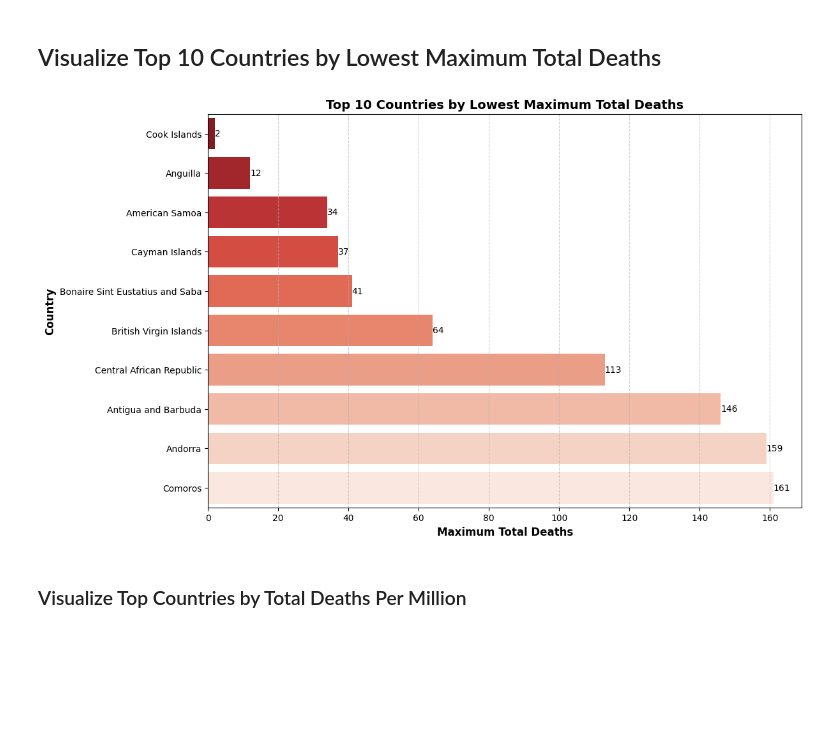
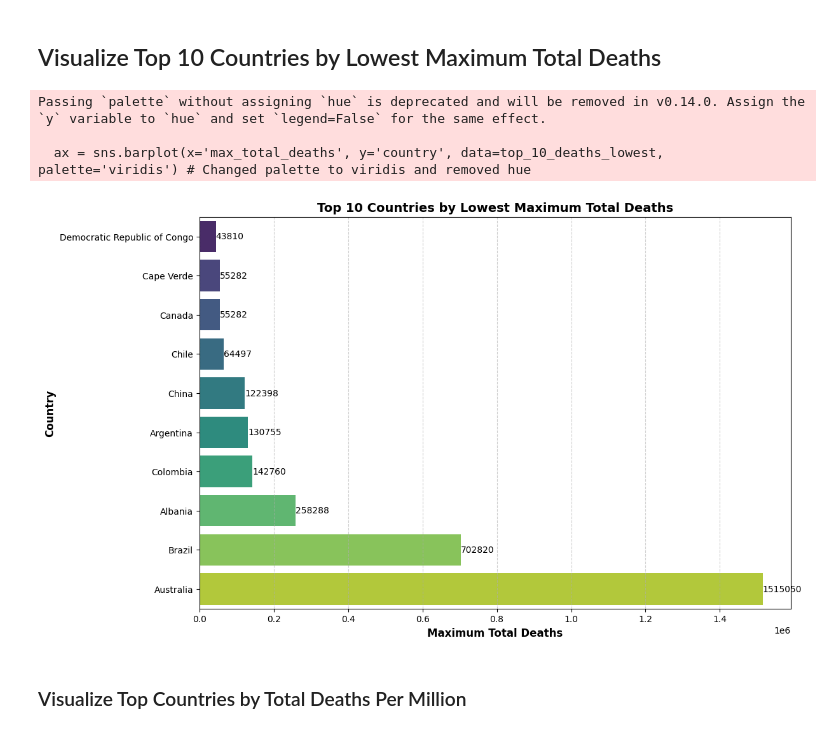
Before and after one commit to Bhawesh-ss/Covid_19, a Jupyter notebook: Bhawesh_Covid.ipynb, the cells around one changed output. Drawn from its saved outputs; the diff is of its cells as text; code cells hidden in the pictures; blank space fills up the shorter version.

```diff
--- a/Bhawesh_Covid.ipynb
+++ b/Bhawesh_Covid.ipynb
@@ -226,0 +229,21 @@ plt.show()
+# %%
+# Top 30 countries with largest time to reach peak
+nlargest_countries = time_to_peak.nlargest(30, 'days_to_peak')
+
+# Set up the figure
+plt.figure(figsize=(14, 8))
+sns.set_style("whitegrid")
+
+# Barplot
+ax = sns.barplot(
+    data=nlargest_countries.sort_values('days_to_peak', ascending=False),
+    x='days_to_peak', y='country',
+    palette='crest'
+)
+
+plt.title('Top 30 Countries by Time Taken to Peak COVID-19 Cases',fontsize=16, fontweight='bold', pad=15)
+plt.xlabel('Days from First Reported Case to Peak', fontsize=13, fontweight='bold')
+plt.ylabel('Country', fontsize=13, fontweight='bold')
+plt.xticks(fontsize=11)
+plt.yticks(fontsize=11)
+plt.show()
@@ -409,19 +434,25 @@ Top 10 Countries with the Lowest Maximum Total Deaths:
 # %% [markdown]
 ## Visualize Top 10 Countries by Lowest Maximum Total Deaths
 # %%
+# Select the top 10 countries with the lowest maximum total deaths using nlargest with ascending=False
+top_10_deaths_lowest = country_summary_sorted_deaths_lowest.nlargest(10, 'max_total_deaths', keep='first').sort_values(by='max_total_deaths', ascending=True)
+
 plt.figure(figsize=(12, 8))
-ax = sns.barplot(x='max_total_deaths', y='country', data=country_summary_sorted_deaths_lowest.head(10), hue='country', palette='Reds_r', legend=False)
+ax = sns.barplot(x='max_total_deaths', y='country', data=top_10_deaths_lowest, palette='viridis')
 
 for container in ax.containers:
     ax.bar_label(container, fmt='%.0f')
 
 plt.xlabel('Maximum Total Deaths', fontsize=12, fontweight='bold')
 plt.ylabel('Country', fontsize=12, fontweight='bold')
 plt.title('Top 10 Countries by Lowest Maximum Total Deaths', fontsize=14, fontweight='bold')
 plt.grid(axis='x', linestyle='--', alpha=0.6)
 plt.show()
 # %% [output]
+Passing `palette` without assigning `hue` is deprecated and will be removed in v0.14.0. Assign the `y` variable to `hue` and set `legend=False` for the same effect.
+
+  ax = sns.barplot(x='max_total_deaths', y='country', data=top_10_deaths_lowest, palette='viridis') # Changed palette to viridis and removed hue
-[figure, old version]
+[figure, new version]
 # %% [markdown]
 ### Visualize Top Countries by Total Deaths Per Million
 # %%
```
Also changed, not shown: parts of 29 cells of this notebook.
